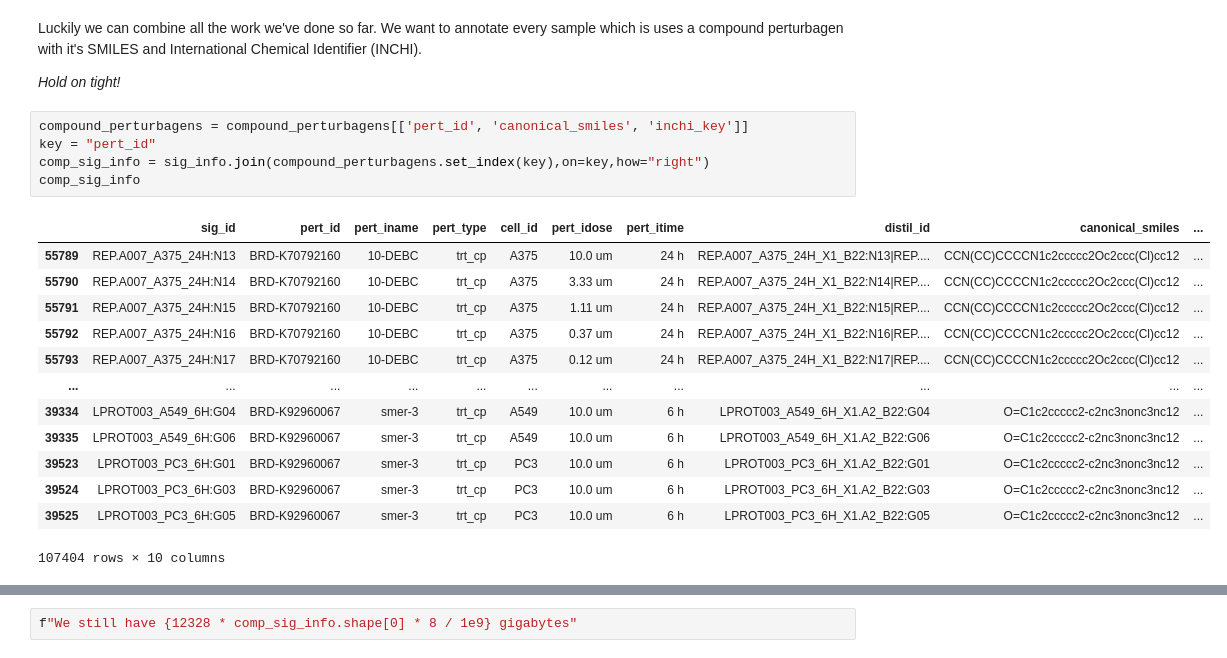
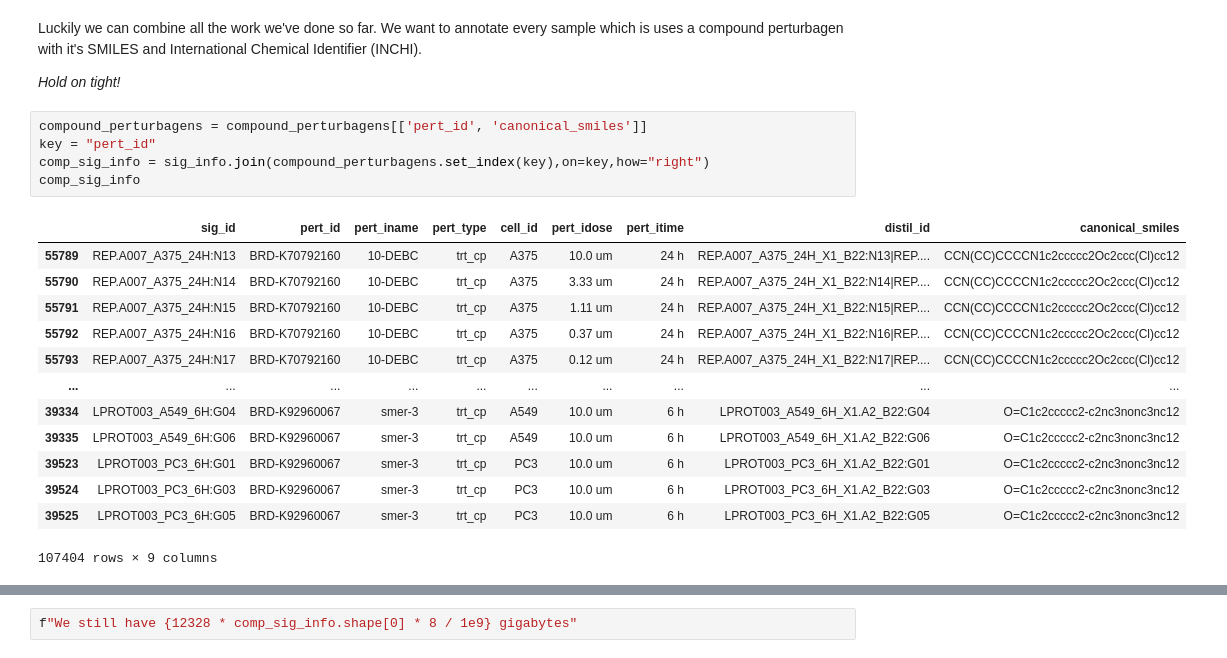
Before and after one commit to laurahsisson/Perturbations, a Jupyter notebook: dataset.ipynb, the cells around one changed output, grey strips where cells are left out. Saved outputs shown, nothing was run; the diff lists cells and outputs as text.

```diff
--- a/dataset.ipynb
+++ b/dataset.ipynb
@@ -94,21 +94,21 @@ We want to annotate every sample which is uses a compound perturbagen with it's
 
 *Hold on tight!*
 # %%
-compound_perturbagens = compound_perturbagens[['pert_id', 'canonical_smiles', 'inchi_key']]
+compound_perturbagens = compound_perturbagens[['pert_id', 'canonical_smiles']]
 key = "pert_id"
 comp_sig_info = sig_info.join(compound_perturbagens.set_index(key),on=key,how="right")
 comp_sig_info
 # %% [output]
-|  | sig_id | pert_id | pert_iname | pert_type | cell_id | pert_idose | pert_itime | distil_id | canonical_smiles | ... |
-| 55789 | REP.A007_A375_24H:N13 | BRD-K70792160 | 10-DEBC | trt_cp | A375 | 10.0 um | 24 h | REP.A007_A375_24H_X1_B22:N13|REP.... | CCN(CC)CCCCN1c2ccccc2Oc2ccc(Cl)cc12 | ... |
-| 55790 | REP.A007_A375_24H:N14 | BRD-K70792160 | 10-DEBC | trt_cp | A375 | 3.33 um | 24 h | REP.A007_A375_24H_X1_B22:N14|REP.... | CCN(CC)CCCCN1c2ccccc2Oc2ccc(Cl)cc12 | ... |
-| 55791 | REP.A007_A375_24H:N15 | BRD-K70792160 | 10-DEBC | trt_cp | A375 | 1.11 um | 24 h | REP.A007_A375_24H_X1_B22:N15|REP.... | CCN(CC)CCCCN1c2ccccc2Oc2ccc(Cl)cc12 | ... |
-| 55792 | REP.A007_A375_24H:N16 | BRD-K70792160 | 10-DEBC | trt_cp | A375 | 0.37 um | 24 h | REP.A007_A375_24H_X1_B22:N16|REP.... | CCN(CC)CCCCN1c2ccccc2Oc2ccc(Cl)cc12 | ... |
-| 55793 | REP.A007_A375_24H:N17 | BRD-K70792160 | 10-DEBC | trt_cp | A375 | 0.12 um | 24 h | REP.A007_A375_24H_X1_B22:N17|REP.... | CCN(CC)CCCCN1c2ccccc2Oc2ccc(Cl)cc12 | ... |
-| ... | ... | ... | ... | ... | ... | ... | ... | ... | ... | ... |
-| 39334 | LPROT003_A549_6H:G04 | BRD-K92960067 | smer-3 | trt_cp | A549 | 10.0 um | 6 h | LPROT003_A549_6H_X1.A2_B22:G04 | O=C1c2ccccc2-c2nc3nonc3nc12 | ... |
-| 39335 | LPROT003_A549_6H:G06 | BRD-K92960067 | smer-3 | trt_cp | A549 | 10.0 um | 6 h | LPROT003_A549_6H_X1.A2_B22:G06 | O=C1c2ccccc2-c2nc3nonc3nc12 | ... |
-| 39523 | LPROT003_PC3_6H:G01 | BRD-K92960067 | smer-3 | trt_cp | PC3 | 10.0 um | 6 h | LPROT003_PC3_6H_X1.A2_B22:G01 | O=C1c2ccccc2-c2nc3nonc3nc12 | ... |
-| 39524 | LPROT003_PC3_6H:G03 | BRD-K92960067 | smer-3 | trt_cp | PC3 | 10.0 um | 6 h | LPROT003_PC3_6H_X1.A2_B22:G03 | O=C1c2ccccc2-c2nc3nonc3nc12 | ... |
-| 39525 | LPROT003_PC3_6H:G05 | BRD-K92960067 | smer-3 | trt_cp | PC3 | 10.0 um | 6 h | LPROT003_PC3_6H_X1.A2_B22:G05 | O=C1c2ccccc2-c2nc3nonc3nc12 | ... |
+|  | sig_id | pert_id | pert_iname | pert_type | cell_id | pert_idose | pert_itime | distil_id | canonical_smiles |
+| 55789 | REP.A007_A375_24H:N13 | BRD-K70792160 | 10-DEBC | trt_cp | A375 | 10.0 um | 24 h | REP.A007_A375_24H_X1_B22:N13|REP.... | CCN(CC)CCCCN1c2ccccc2Oc2ccc(Cl)cc12 |
+| 55790 | REP.A007_A375_24H:N14 | BRD-K70792160 | 10-DEBC | trt_cp | A375 | 3.33 um | 24 h | REP.A007_A375_24H_X1_B22:N14|REP.... | CCN(CC)CCCCN1c2ccccc2Oc2ccc(Cl)cc12 |
+| 55791 | REP.A007_A375_24H:N15 | BRD-K70792160 | 10-DEBC | trt_cp | A375 | 1.11 um | 24 h | REP.A007_A375_24H_X1_B22:N15|REP.... | CCN(CC)CCCCN1c2ccccc2Oc2ccc(Cl)cc12 |
+| 55792 | REP.A007_A375_24H:N16 | BRD-K70792160 | 10-DEBC | trt_cp | A375 | 0.37 um | 24 h | REP.A007_A375_24H_X1_B22:N16|REP.... | CCN(CC)CCCCN1c2ccccc2Oc2ccc(Cl)cc12 |
+| 55793 | REP.A007_A375_24H:N17 | BRD-K70792160 | 10-DEBC | trt_cp | A375 | 0.12 um | 24 h | REP.A007_A375_24H_X1_B22:N17|REP.... | CCN(CC)CCCCN1c2ccccc2Oc2ccc(Cl)cc12 |
+| ... | ... | ... | ... | ... | ... | ... | ... | ... | ... |
+| 39334 | LPROT003_A549_6H:G04 | BRD-K92960067 | smer-3 | trt_cp | A549 | 10.0 um | 6 h | LPROT003_A549_6H_X1.A2_B22:G04 | O=C1c2ccccc2-c2nc3nonc3nc12 |
+| 39335 | LPROT003_A549_6H:G06 | BRD-K92960067 | smer-3 | trt_cp | A549 | 10.0 um | 6 h | LPROT003_A549_6H_X1.A2_B22:G06 | O=C1c2ccccc2-c2nc3nonc3nc12 |
+| 39523 | LPROT003_PC3_6H:G01 | BRD-K92960067 | smer-3 | trt_cp | PC3 | 10.0 um | 6 h | LPROT003_PC3_6H_X1.A2_B22:G01 | O=C1c2ccccc2-c2nc3nonc3nc12 |
+| 39524 | LPROT003_PC3_6H:G03 | BRD-K92960067 | smer-3 | trt_cp | PC3 | 10.0 um | 6 h | LPROT003_PC3_6H_X1.A2_B22:G03 | O=C1c2ccccc2-c2nc3nonc3nc12 |
+| 39525 | LPROT003_PC3_6H:G05 | BRD-K92960067 | smer-3 | trt_cp | PC3 | 10.0 um | 6 h | LPROT003_PC3_6H_X1.A2_B22:G05 | O=C1c2ccccc2-c2nc3nonc3nc12 |
-107404 rows × 10 columns
+107404 rows × 9 columns
```
Also changed, not shown: parts of 13 cells of this notebook, 3 other files.
